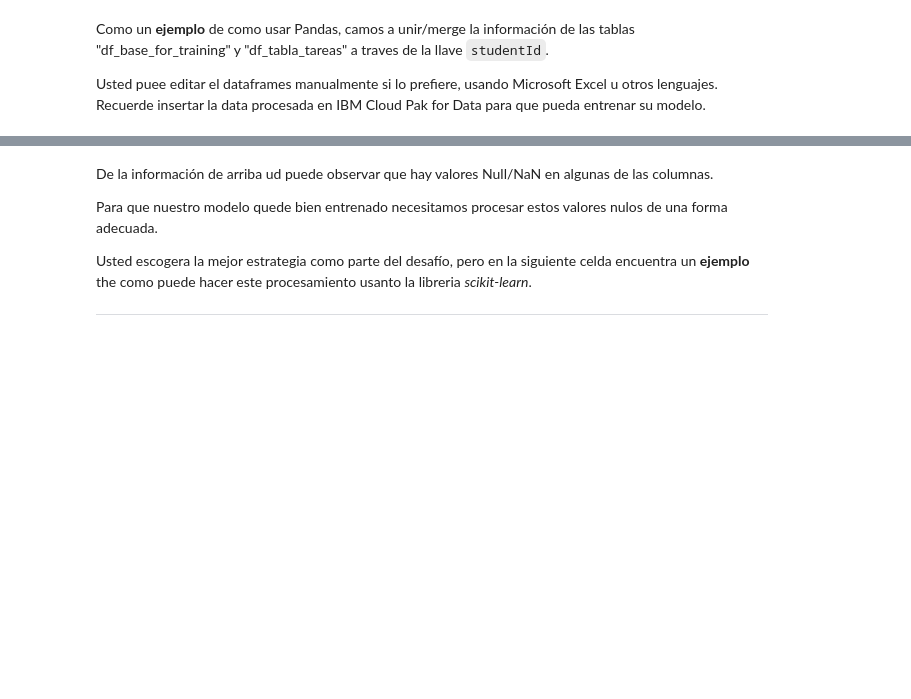
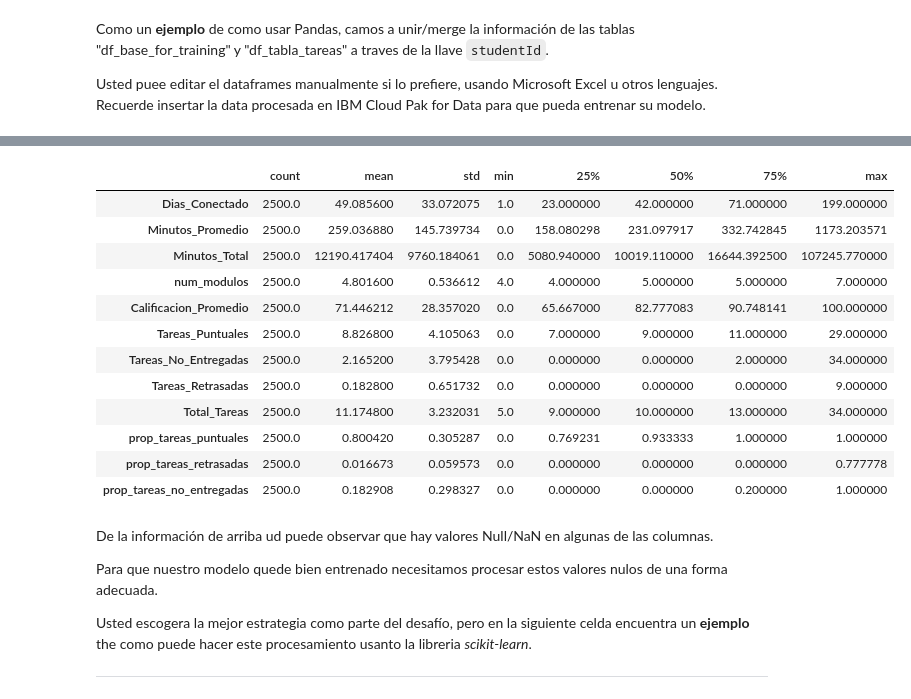
Before and after one commit to maratonadev-la/desafio-6-2020-anahuac, a Jupyter notebook: anahuac.ipynb, the cells around one changed output, grey strips where cells are left out. Saved outputs shown, nothing was run; the diff lists cells and outputs as text; code cells hidden in the pictures; blank space fills up the shorter version.

```diff
--- a/anahuac.ipynb
+++ b/anahuac.ipynb
@@ -147,3 +733,19 @@ df.info()
+# %%
+df.describe().transpose()
+# %% [output]
+|  | count | mean | std | min | 25% | 50% | 75% | max |
+| Dias_Conectado | 2500.0 | 49.085600 | 33.072075 | 1.0 | 23.000000 | 42.000000 | 71.000000 | 199.000000 |
+| Minutos_Promedio | 2500.0 | 259.036880 | 145.739734 | 0.0 | 158.080298 | 231.097917 | 332.742845 | 1173.203571 |
+| Minutos_Total | 2500.0 | 12190.417404 | 9760.184061 | 0.0 | 5080.940000 | 10019.110000 | 16644.392500 | 107245.770000 |
+| num_modulos | 2500.0 | 4.801600 | 0.536612 | 4.0 | 4.000000 | 5.000000 | 5.000000 | 7.000000 |
+| Calificacion_Promedio | 2500.0 | 71.446212 | 28.357020 | 0.0 | 65.667000 | 82.777083 | 90.748141 | 100.000000 |
+| Tareas_Puntuales | 2500.0 | 8.826800 | 4.105063 | 0.0 | 7.000000 | 9.000000 | 11.000000 | 29.000000 |
+| Tareas_No_Entregadas | 2500.0 | 2.165200 | 3.795428 | 0.0 | 0.000000 | 0.000000 | 2.000000 | 34.000000 |
+| Tareas_Retrasadas | 2500.0 | 0.182800 | 0.651732 | 0.0 | 0.000000 | 0.000000 | 0.000000 | 9.000000 |
+| Total_Tareas | 2500.0 | 11.174800 | 3.232031 | 5.0 | 9.000000 | 10.000000 | 13.000000 | 34.000000 |
+| prop_tareas_puntuales | 2500.0 | 0.800420 | 0.305287 | 0.0 | 0.769231 | 0.933333 | 1.000000 | 1.000000 |
+| prop_tareas_retrasadas | 2500.0 | 0.016673 | 0.059573 | 0.0 | 0.000000 | 0.000000 | 0.000000 | 0.777778 |
+| prop_tareas_no_entregadas | 2500.0 | 0.182908 | 0.298327 | 0.0 | 0.000000 | 0.000000 | 0.200000 | 1.000000 |
 # %% [markdown]
 De la información de arriba ud puede observar que hay valores Null/NaN en algunas de las columnas.
 
```
Also changed, not shown: parts of 109 cells of this notebook.
